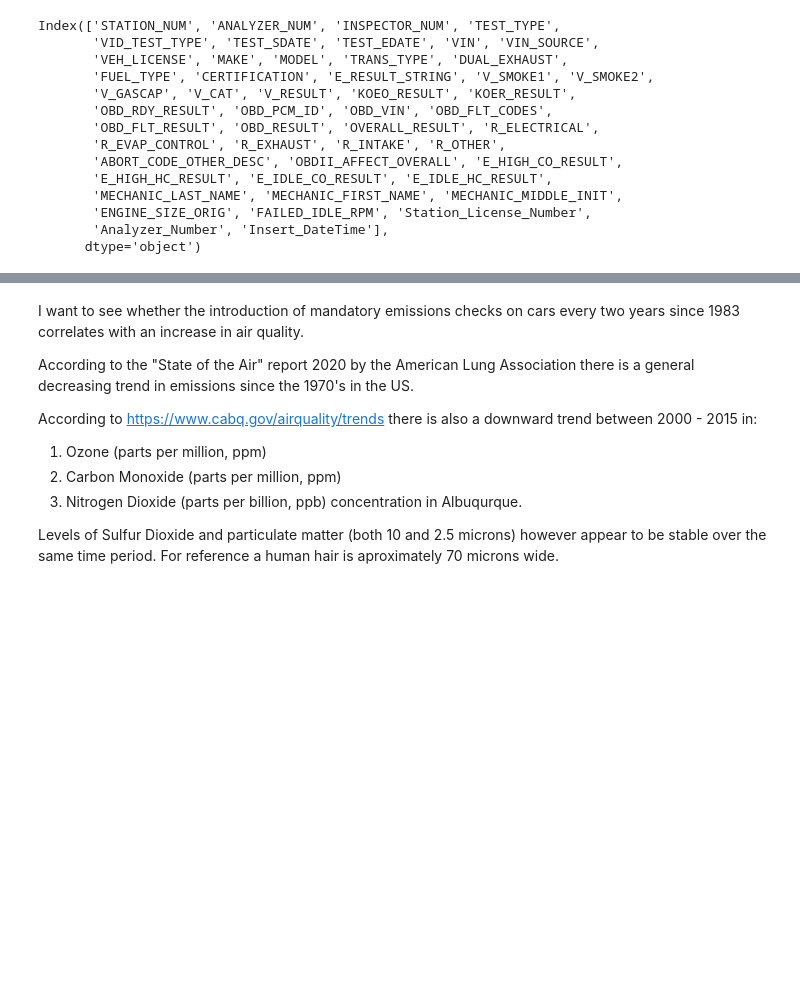
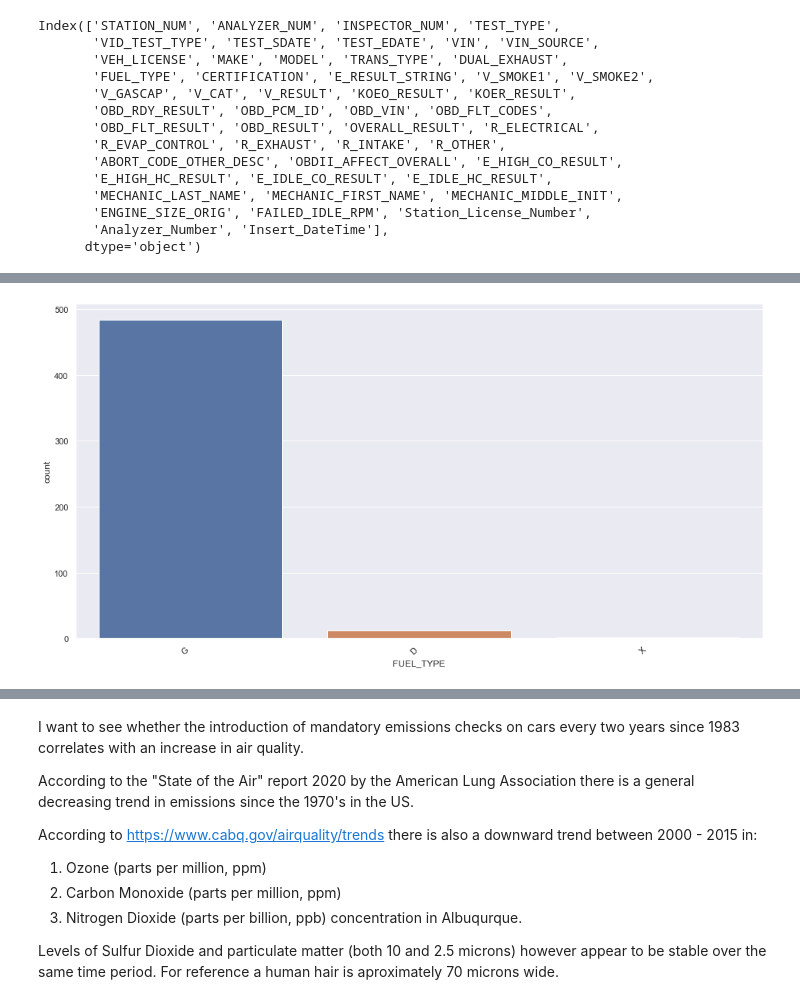
Before and after one commit to hanbo-e/wimlds_emissions, a Jupyter notebook: data_exploration_eeva.ipynb, the cells around one changed output, grey strips where cells are left out. Saved outputs shown, nothing was run; the diff lists cells and outputs as text; code cells hidden in the pictures; blank space fills up the shorter version.

```diff
--- a/data_exploration_eeva.ipynb
+++ b/data_exploration_eeva.ipynb
@@ -129,0 +136,8 @@ None #don't show label object
+# %%
+plt.figure(figsize=(16,8))
+plot_3 = sns.countplot(x=df_samp['FUEL_TYPE'], order=df_samp['FUEL_TYPE'].value_counts().index)
+plot_3.set_xticklabels(plot_3.get_xticklabels(), rotation=45, horizontalalignment='right')
+None #don't show label object
+#FUEL_TYPE, Text, Vehicle Fuel Type (G D X E or B) 2 Char.,
+# %% [output]
+[figure, added]
```
Also changed, not shown: parts of 14 cells of this notebook.
